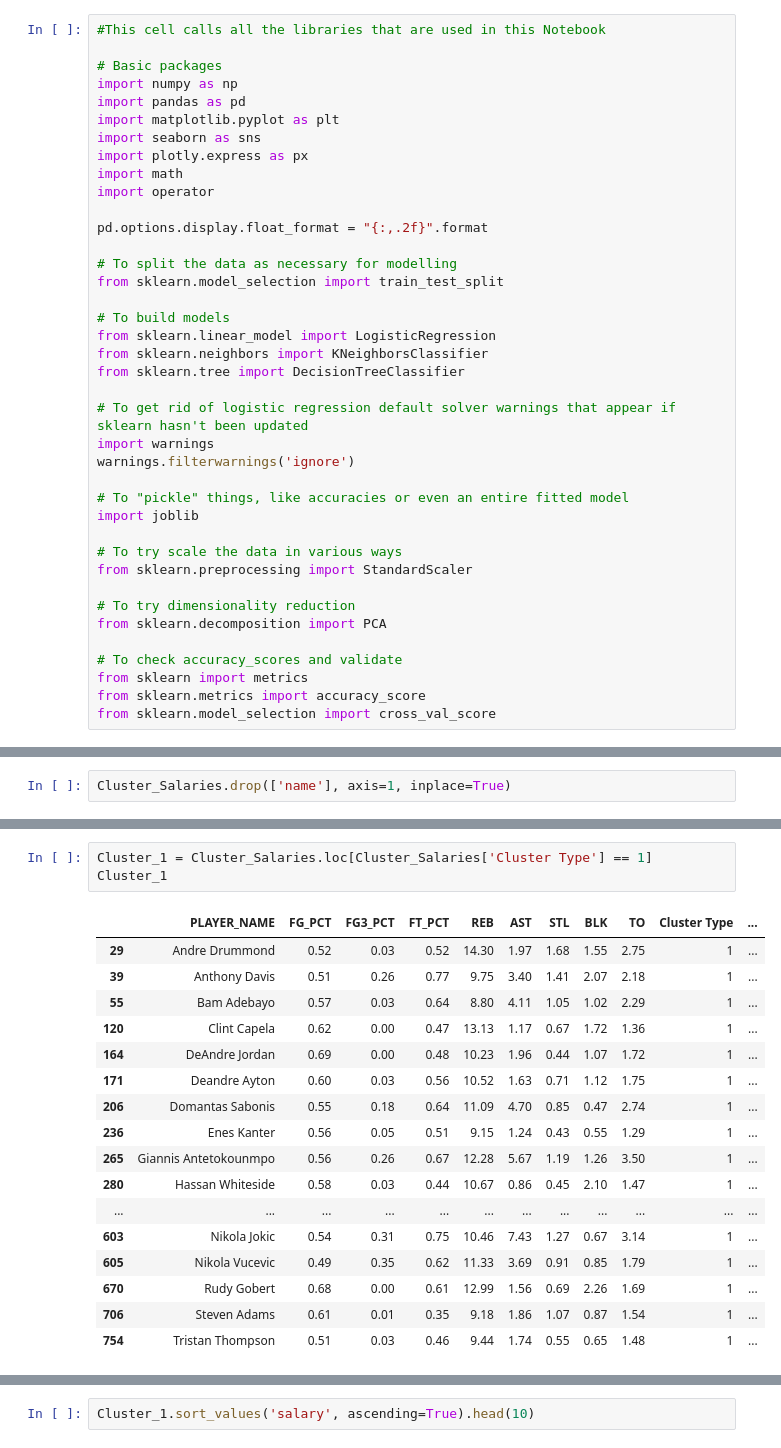
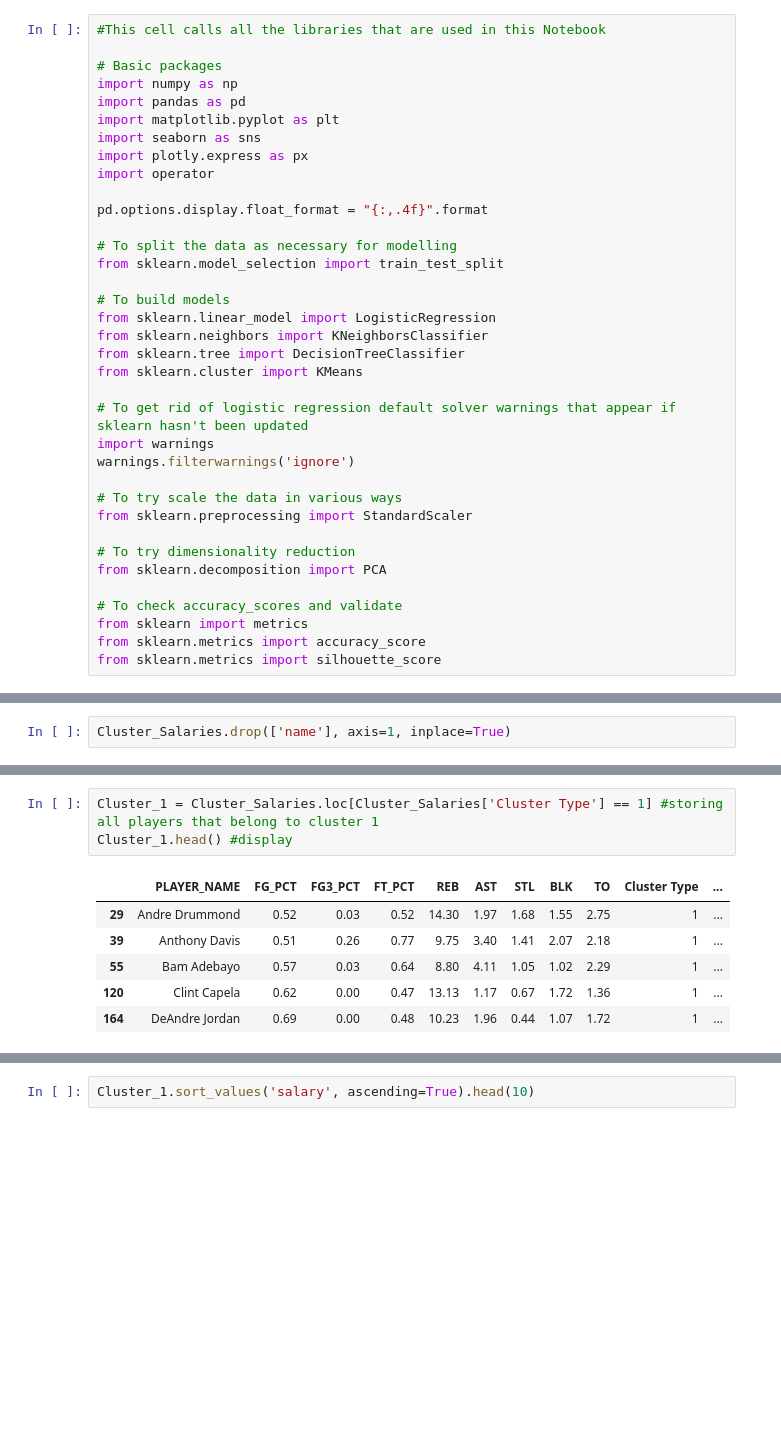
Before and after one commit to rejoctz/Capstone, a Jupyter notebook: NBA Study.ipynb, the cells around one changed output, grey strips where cells are left out. Drawn from its saved outputs; the diff is of its cells as text; blank space fills up the shorter version.

```diff
--- a/NBA Study.ipynb
+++ b/NBA Study.ipynb
@@ -28,10 +32,9 @@ import pandas as pd
 import matplotlib.pyplot as plt
 import seaborn as sns
 import plotly.express as px
-import math
 import operator
 
-pd.options.display.float_format = "{:,.2f}".format
+pd.options.display.float_format = "{:,.4f}".format
 
 # To split the data as necessary for modelling
 from sklearn.model_selection import train_test_split
@@ -40,13 +43,11 @@ from sklearn.model_selection import train_test_split
 from sklearn.linear_model import LogisticRegression
 from sklearn.neighbors import KNeighborsClassifier
 from sklearn.tree import DecisionTreeClassifier
+from sklearn.cluster import KMeans
 
 # To get rid of logistic regression default solver warnings that appear if sklearn hasn't been updated
 import warnings
 warnings.filterwarnings('ignore')
-
-# To "pickle" things, like accuracies or even an entire fitted model
-import joblib
 
 # To try scale the data in various ways
 from sklearn.preprocessing import StandardScaler
@@ -57,4 +58,4 @@ from sklearn.decomposition import PCA
 # To check accuracy_scores and validate
 from sklearn import metrics
 from sklearn.metrics import accuracy_score
-from sklearn.model_selection import cross_val_score
+from sklearn.metrics import silhouette_score
@@ -1248,21 +1418,10 @@ Cluster_0.sort_values('salary', ascending=False).head(10)
 # %%
-Cluster_1 = Cluster_Salaries.loc[Cluster_Salaries['Cluster Type'] == 1]
-Cluster_1
+Cluster_1 = Cluster_Salaries.loc[Cluster_Salaries['Cluster Type'] == 1] #storing all players that belong to cluster 1
+Cluster_1.head() #display
 # %% [output]
 |  | PLAYER_NAME | FG_PCT | FG3_PCT | FT_PCT | REB | AST | STL | BLK | TO | Cluster Type | ... |
 | 29 | Andre Drummond | 0.52 | 0.03 | 0.52 | 14.30 | 1.97 | 1.68 | 1.55 | 2.75 | 1 | ... |
 | 39 | Anthony Davis | 0.51 | 0.26 | 0.77 | 9.75 | 3.40 | 1.41 | 2.07 | 2.18 | 1 | ... |
 | 55 | Bam Adebayo | 0.57 | 0.03 | 0.64 | 8.80 | 4.11 | 1.05 | 1.02 | 2.29 | 1 | ... |
 | 120 | Clint Capela | 0.62 | 0.00 | 0.47 | 13.13 | 1.17 | 0.67 | 1.72 | 1.36 | 1 | ... |
 | 164 | DeAndre Jordan | 0.69 | 0.00 | 0.48 | 10.23 | 1.96 | 0.44 | 1.07 | 1.72 | 1 | ... |
-| 171 | Deandre Ayton | 0.60 | 0.03 | 0.56 | 10.52 | 1.63 | 0.71 | 1.12 | 1.75 | 1 | ... |
-| 206 | Domantas Sabonis | 0.55 | 0.18 | 0.64 | 11.09 | 4.70 | 0.85 | 0.47 | 2.74 | 1 | ... |
-| 236 | Enes Kanter | 0.56 | 0.05 | 0.51 | 9.15 | 1.24 | 0.43 | 0.55 | 1.29 | 1 | ... |
-| 265 | Giannis Antetokounmpo | 0.56 | 0.26 | 0.67 | 12.28 | 5.67 | 1.19 | 1.26 | 3.50 | 1 | ... |
-| 280 | Hassan Whiteside | 0.58 | 0.03 | 0.44 | 10.67 | 0.86 | 0.45 | 2.10 | 1.47 | 1 | ... |
-| ... | ... | ... | ... | ... | ... | ... | ... | ... | ... | ... | ... |
-| 603 | Nikola Jokic | 0.54 | 0.31 | 0.75 | 10.46 | 7.43 | 1.27 | 0.67 | 3.14 | 1 | ... |
-| 605 | Nikola Vucevic | 0.49 | 0.35 | 0.62 | 11.33 | 3.69 | 0.91 | 0.85 | 1.79 | 1 | ... |
-| 670 | Rudy Gobert | 0.68 | 0.00 | 0.61 | 12.99 | 1.56 | 0.69 | 2.26 | 1.69 | 1 | ... |
-| 706 | Steven Adams | 0.61 | 0.01 | 0.35 | 9.18 | 1.86 | 1.07 | 0.87 | 1.54 | 1 | ... |
-| 754 | Tristan Thompson | 0.51 | 0.03 | 0.46 | 9.44 | 1.74 | 0.55 | 0.65 | 1.48 | 1 | ... |
```
Also changed, not shown: parts of 246 cells of this notebook, 2 other files.
